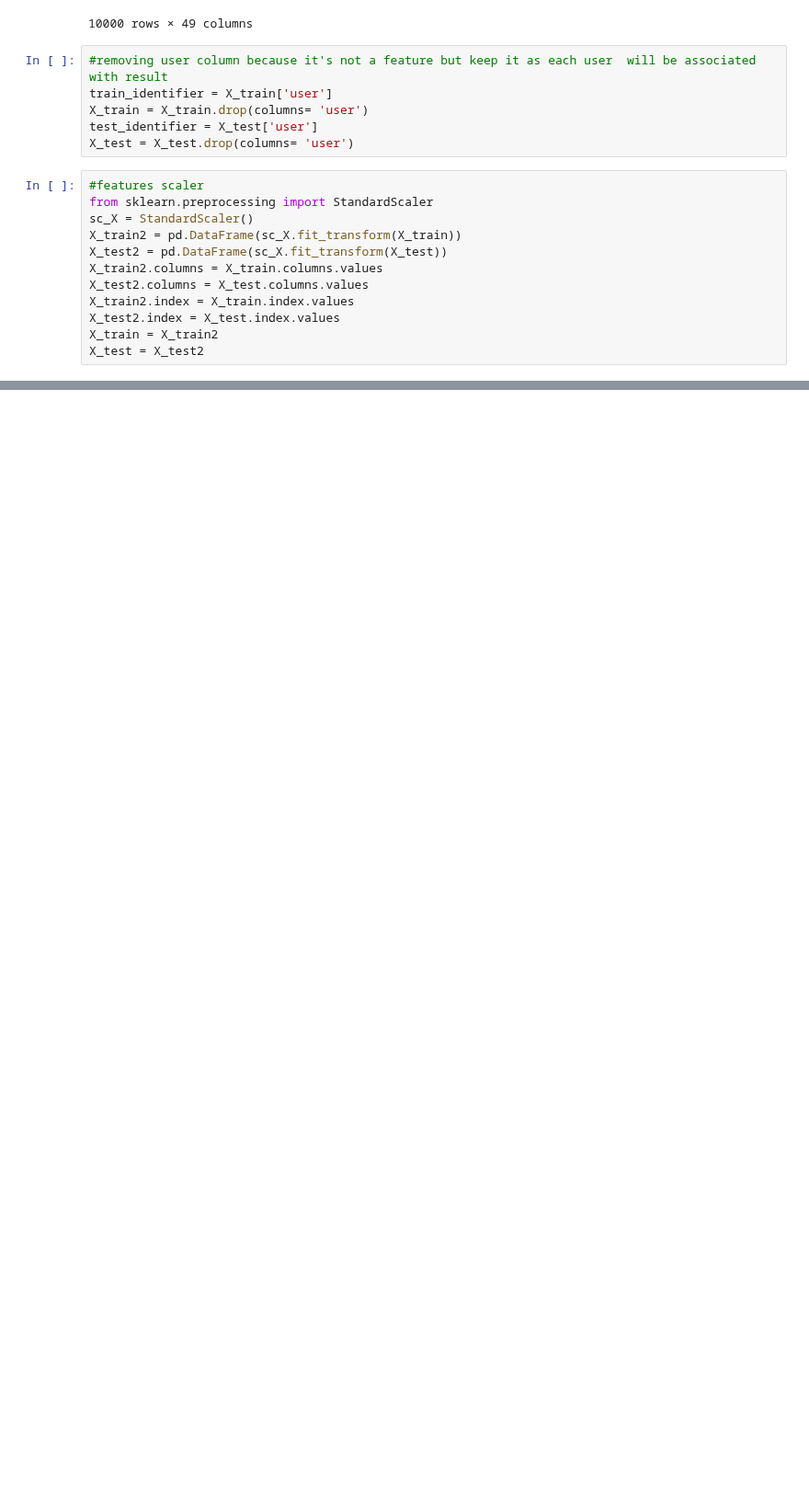
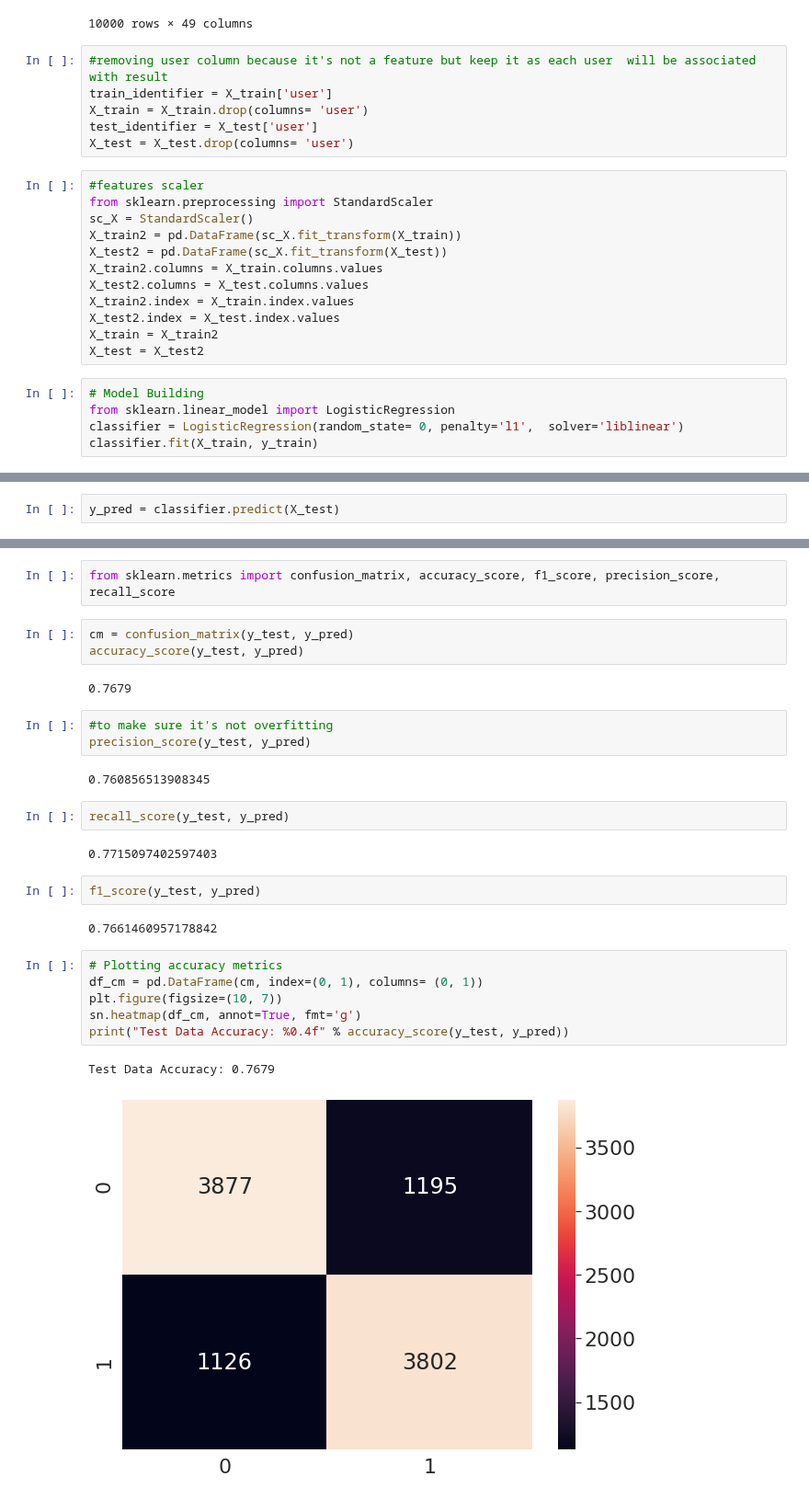
Before and after one commit to rigole/ml-projects, a Jupyter notebook: Redirecting-Customer/customer.ipynb, the cells around one changed output, grey strips where cells are left out. Shown at 92% size. Cells and saved outputs as stored; diff of their text form; blank space fills up the shorter version.

Commit message:
Building,training and calculate metrics of the model

```diff
--- a/Redirecting-Customer/customer.ipynb
+++ b/Redirecting-Customer/customer.ipynb
@@ -262,3 +262,8 @@ X_train2.index = X_train.index.values
 X_test2.index = X_test.index.values
 X_train = X_train2
 X_test = X_test2
+# %%
+# Model Building
+from sklearn.linear_model import LogisticRegression
+classifier = LogisticRegression(random_state= 0, penalty='l1',  solver='liblinear')
+classifier.fit(X_train, y_train)
@@ -264,0 +272,2 @@ X_test = X_test2
+# %%
+y_pred = classifier.predict(X_test)
@@ -264,0 +278,29 @@ X_test = X_test2
+# %%
+from sklearn.metrics import confusion_matrix, accuracy_score, f1_score, precision_score, recall_score
+# %%
+cm = confusion_matrix(y_test, y_pred)
+accuracy_score(y_test, y_pred)
+# %% [output]
+0.7679
+# %%
+#to make sure it's not overfitting
+precision_score(y_test, y_pred)
+# %% [output]
+0.760856513908345
+# %%
+recall_score(y_test, y_pred)
+# %% [output]
+0.7715097402597403
+# %%
+f1_score(y_test, y_pred)
+# %% [output]
+0.7661460957178842
+# %%
+# Plotting accuracy metrics
+df_cm = pd.DataFrame(cm, index=(0, 1), columns= (0, 1))
+plt.figure(figsize=(10, 7))
+sn.heatmap(df_cm, annot=True, fmt='g')
+print("Test Data Accuracy: %0.4f" % accuracy_score(y_test, y_pred))
+# %% [output]
+Test Data Accuracy: 0.7679
+[figure, added]
```
Also changed, not shown: parts of 2 cells of this notebook.
